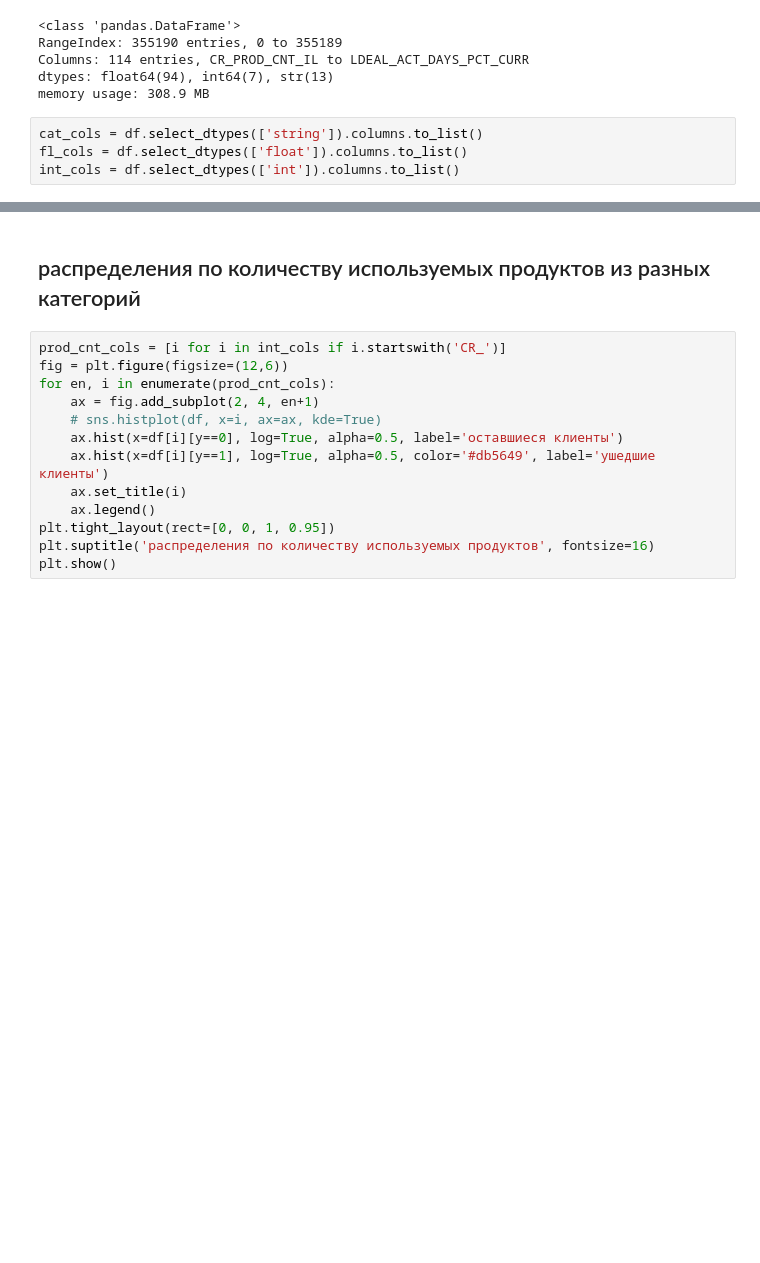
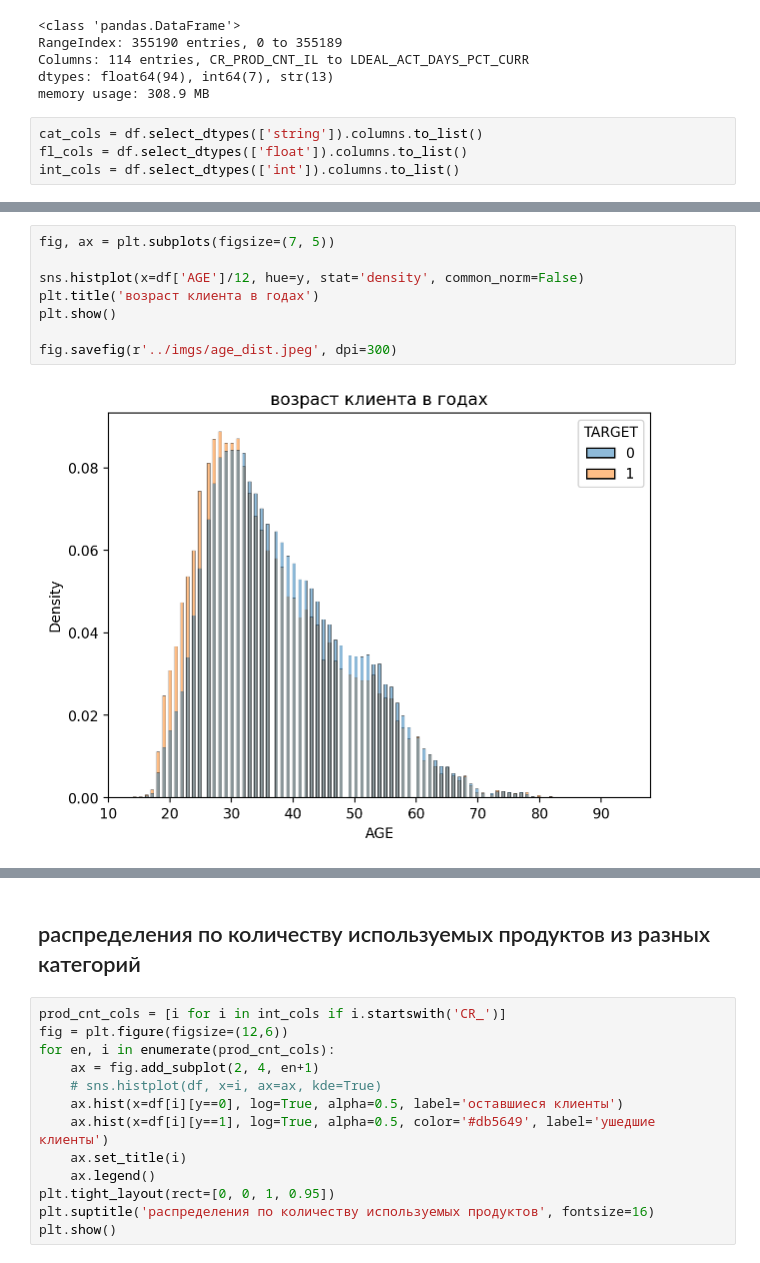
Before and after one commit to ArtemGusenkov/projects, a Jupyter notebook: customer-churn-prediction/notebooks/eda.ipynb, the cells around one changed output, grey strips where cells are left out. Saved outputs shown, nothing was run; the diff lists cells and outputs as text; blank space fills up the shorter version.

Commit message:
add graphs

```diff
--- a/customer-churn-prediction/notebooks/eda.ipynb
+++ b/customer-churn-prediction/notebooks/eda.ipynb
@@ -68,0 +76,10 @@ int_cols = df.select_dtypes(['int']).columns.to_list()
+# %%
+fig, ax = plt.subplots(figsize=(7, 5))
+
+sns.histplot(x=df['AGE']/12, hue=y, stat='density', common_norm=False)
+plt.title('возраст клиента в годах')
+plt.show()
+
+fig.savefig(r'../imgs/age_dist.jpeg', dpi=300)
+# %% [output]
+[figure, new version]
```
Also changed, not shown: parts of 17 cells of this notebook.
